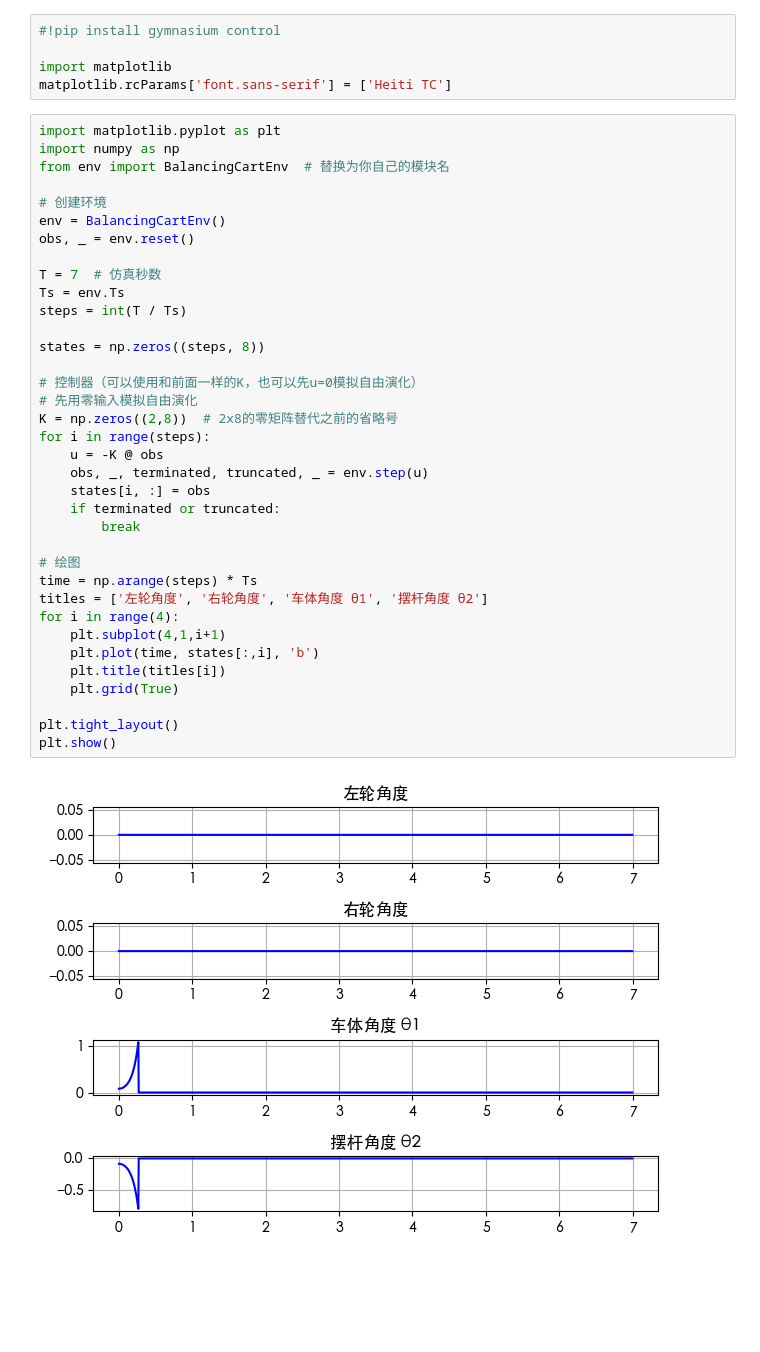
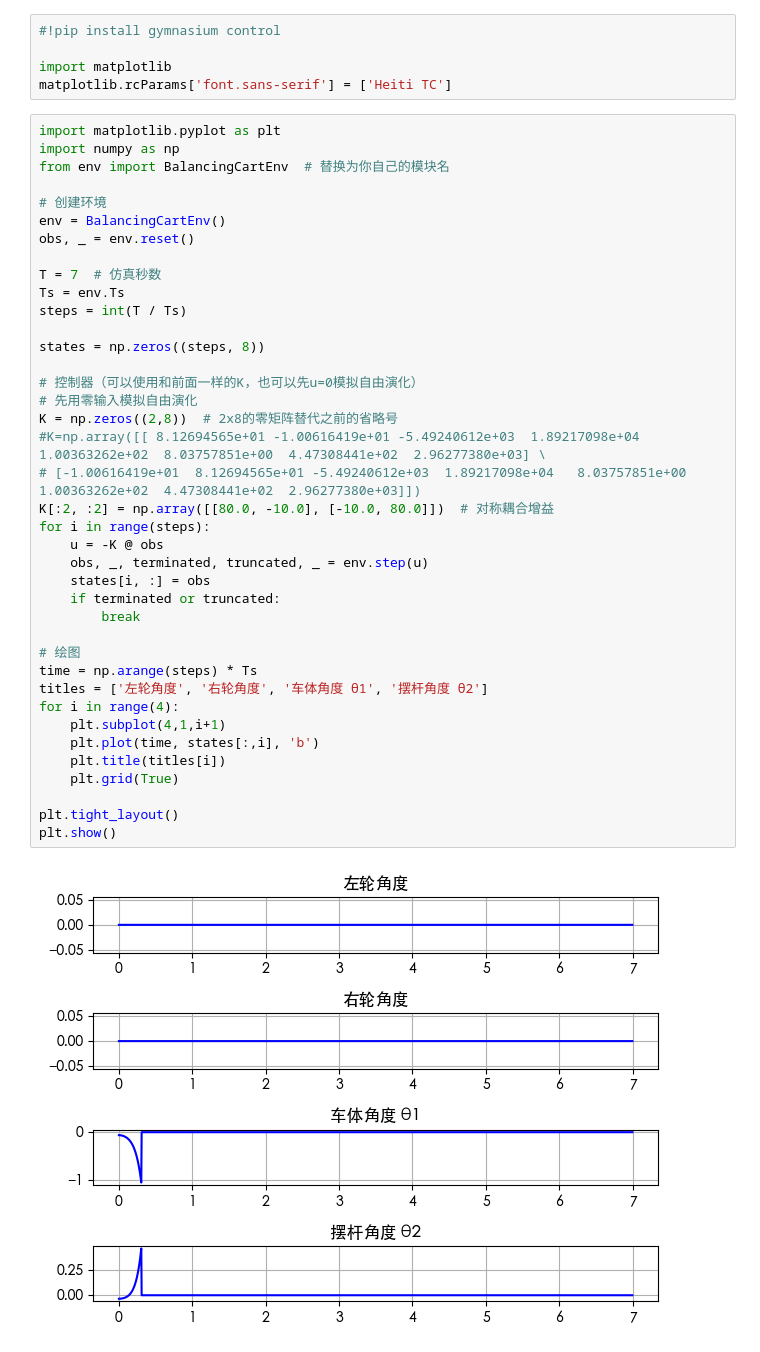
Before and after one commit to 3BPM/ReinforceLearningCartpolehw, a Jupyter notebook: test.ipynb, the cells around one changed output. Cells and saved outputs as stored; diff of their text form; blank space fills up the shorter version.

```diff
--- a/test.ipynb
+++ b/test.ipynb
@@ -13,33 +13,36 @@ env = BalancingCartEnv()
 obs, _ = env.reset()
 
 T = 7  # 仿真秒数
 Ts = env.Ts
 steps = int(T / Ts)
 
 states = np.zeros((steps, 8))
 
 # 控制器（可以使用和前面一样的K，也可以先u=0模拟自由演化）
 # 先用零输入模拟自由演化
 K = np.zeros((2,8))  # 2x8的零矩阵替代之前的省略号
+#K=np.array([[ 8.12694565e+01 -1.00616419e+01 -5.49240612e+03  1.89217098e+04   1.00363262e+02  8.03757851e+00  4.47308441e+02  2.96277380e+03] \
+# [-1.00616419e+01  8.12694565e+01 -5.49240612e+03  1.89217098e+04   8.03757851e+00  1.00363262e+02  4.47308441e+02  2.96277380e+03]])
+K[:2, :2] = np.array([[80.0, -10.0], [-10.0, 80.0]])  # 对称耦合增益
 for i in range(steps):
     u = -K @ obs
     obs, _, terminated, truncated, _ = env.step(u)
     states[i, :] = obs
     if terminated or truncated:
         break
 
 # 绘图
 time = np.arange(steps) * Ts
 titles = ['左轮角度', '右轮角度', '车体角度 θ1', '摆杆角度 θ2']
 for i in range(4):
     plt.subplot(4,1,i+1)
     plt.plot(time, states[:,i], 'b')
     plt.title(titles[i])
     plt.grid(True)
 
 plt.tight_layout()
 plt.show()
 # %% [output]
-[figure, old version]
+[figure, new version]
 # %%
 import numpy as np
```
Also changed, not shown: parts of 2 cells of this notebook, 2 other files.
